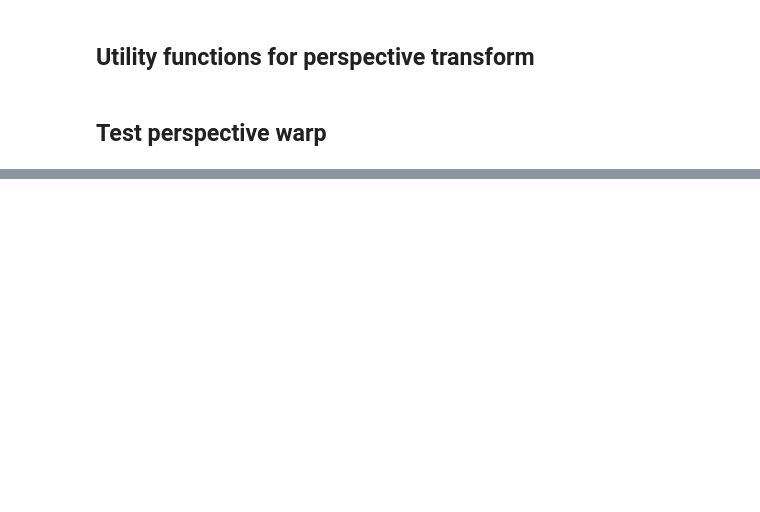
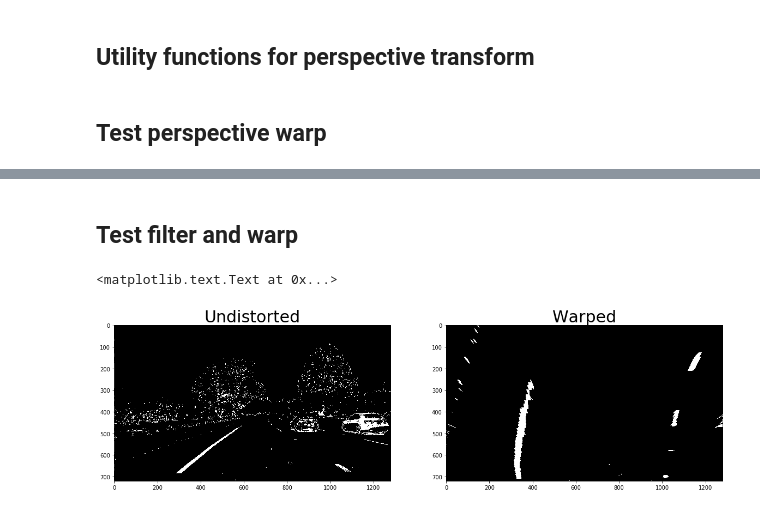
Before and after one commit to lubert/CarND-Advanced-Lane-Lines, a Jupyter notebook: Advanced Lane Detection.ipynb, the cells around one changed output, grey strips where cells are left out. Drawn from its saved outputs; the diff is of its cells as text; code cells hidden in the pictures; blank space fills up the shorter version.

```diff
--- a/Advanced Lane Detection.ipynb
+++ b/Advanced Lane Detection.ipynb
@@ -172,0 +188,26 @@ ax2.set_title('Warped Image', fontsize=30)
+# %% [markdown]
+## Test filter and warp
+# %%
+# Read in an image, you can also try test1.jpg or test4.jpg
+image = cv2.imread('test_images/test1.jpg')
+converted = cv2.cvtColor(image, cv2.COLOR_BGR2RGB)
+undist = cv2.undistort(converted, mtx, dist, None, mtx)
+s_binary = s_select(image)
+sobelx_binary = sobel_select(image)
+combined_binary = combine_binary(s_binary, sobelx_binary)
+src, dst = src_dst(combined_binary)
+warped = warp(combined_binary, src, dst)
+
+# Draw transform polylines on images
+#cv2.polylines(combined_binary,[np.array(src, np.int32).reshape((-1,1,2))],True,(255,0,0), 4)
+#cv2.polylines(warped,[np.array(dst, np.int32).reshape((-1,1,2))],True,(255,0,0), 4)
+
+# Visualize undistortion
+f, (ax1, ax2) = plt.subplots(1, 2, figsize=(20,10))
+ax1.imshow(combined_binary, cmap='gray')
+ax1.set_title('Undistorted', fontsize=30)
+ax2.imshow(warped, cmap='gray')
+ax2.set_title('Warped', fontsize=30)
+# %% [output]
+<matplotlib.text.Text at 0x...>
+[figure, added]
```
Also changed, not shown: parts of 10 cells of this notebook.
